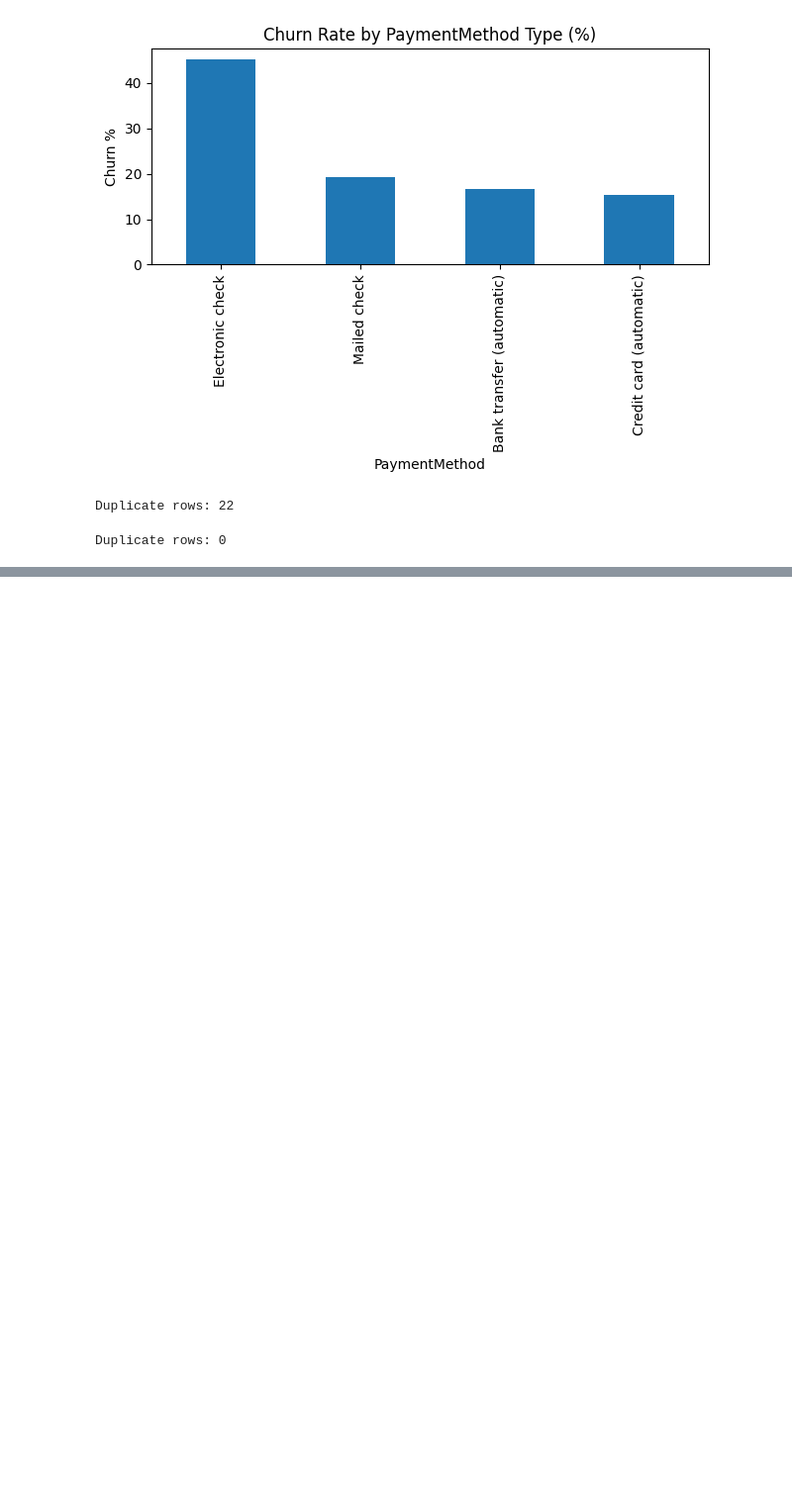
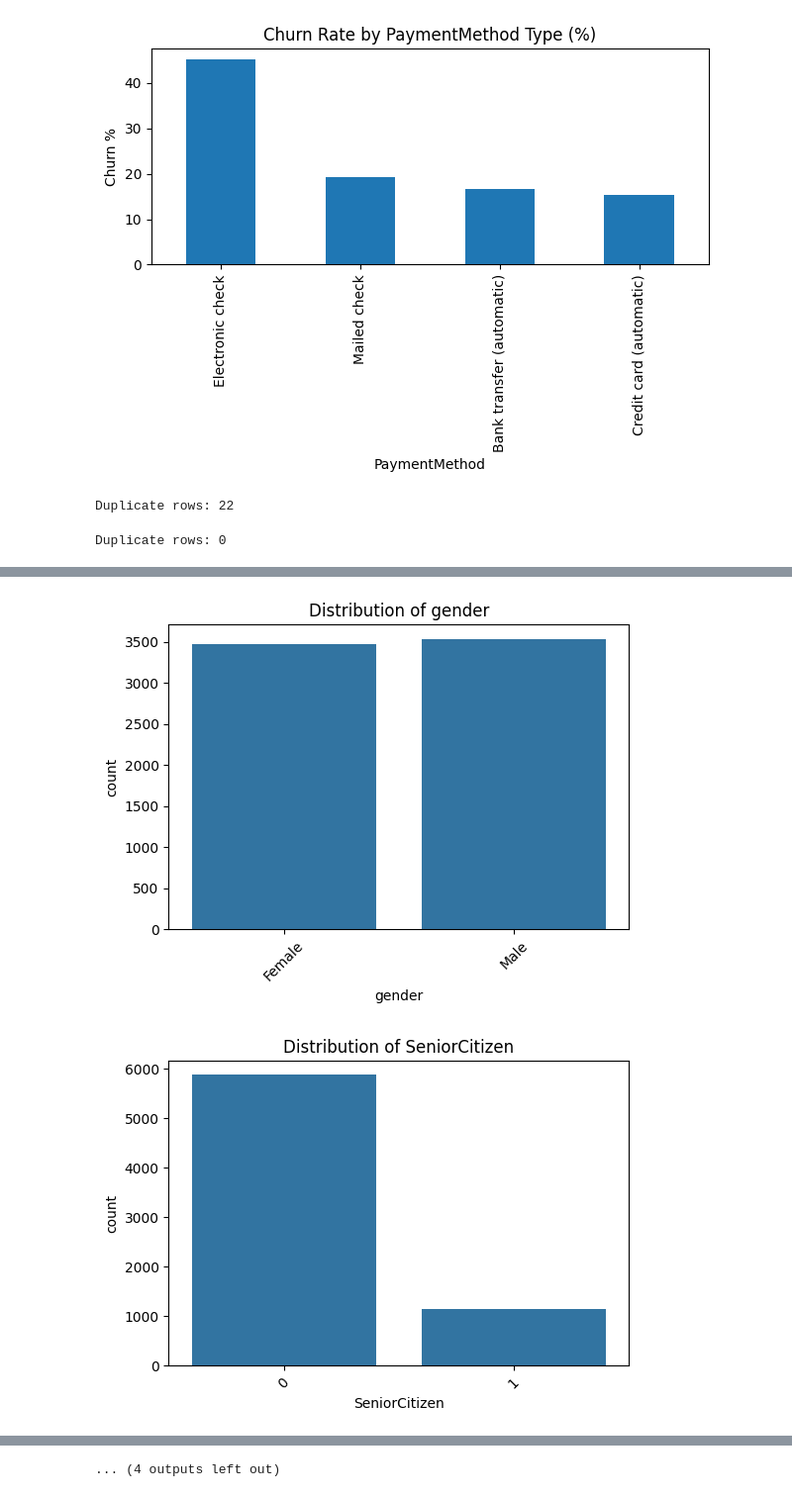
Before and after one commit to jishnuvujichu11-hash/churn_prediction, a Jupyter notebook: notebooks/churn_eda.ipynb, the cells around one changed output, grey strips where cells are left out. Shown at 99% size. Saved outputs shown, nothing was run; the diff lists cells and outputs as text; code cells hidden in the pictures; blank space fills up the shorter version.

```diff
--- a/notebooks/churn_eda.ipynb
+++ b/notebooks/churn_eda.ipynb
@@ -170,0 +185,16 @@ Duplicate rows: 0
+# %%
+categorical_cols = ['gender','SeniorCitizen','Partner','Dependents','PhoneService',
+                    'MultipleLines','InternetService','OnlineSecurity','OnlineBackup',
+                    'DeviceProtection','TechSupport','StreamingTV','StreamingMovies',
+                    'Contract','PaperlessBilling','PaymentMethod']
+
+for col in categorical_cols:
+    plt.figure(figsize=(6,4))
+    sns.countplot(x=col, data=df)
+    plt.title(f'Distribution of {col}')
+    plt.xticks(rotation=45)
+    plt.savefig(f'../reports/figures/Distribution_of_{col}.png', dpi=200, bbox_inches='tight')
+    plt.show()
+# %% [output]
+[figure, added]
+[figure, added]
@@ -170,0 +211 @@ Duplicate rows: 0
+... (4 outputs left out)
```
Also changed, not shown: parts of 9 cells of this notebook, 17 other files.
